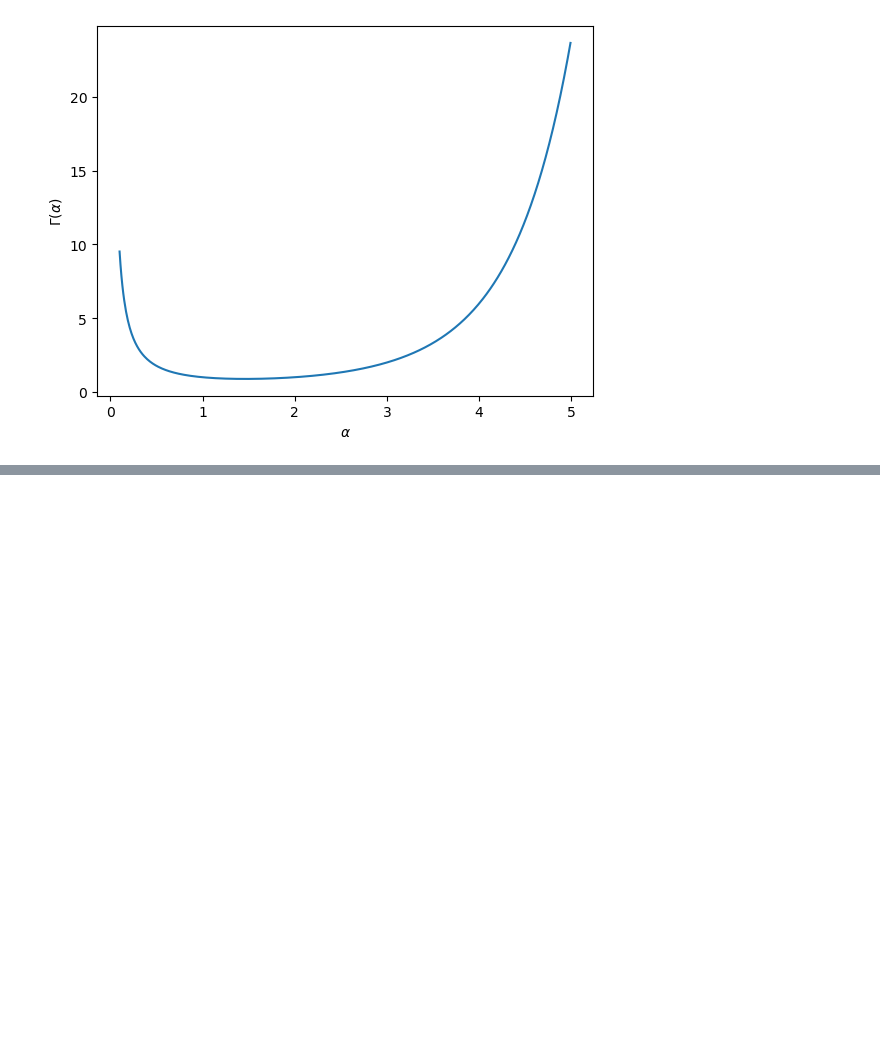
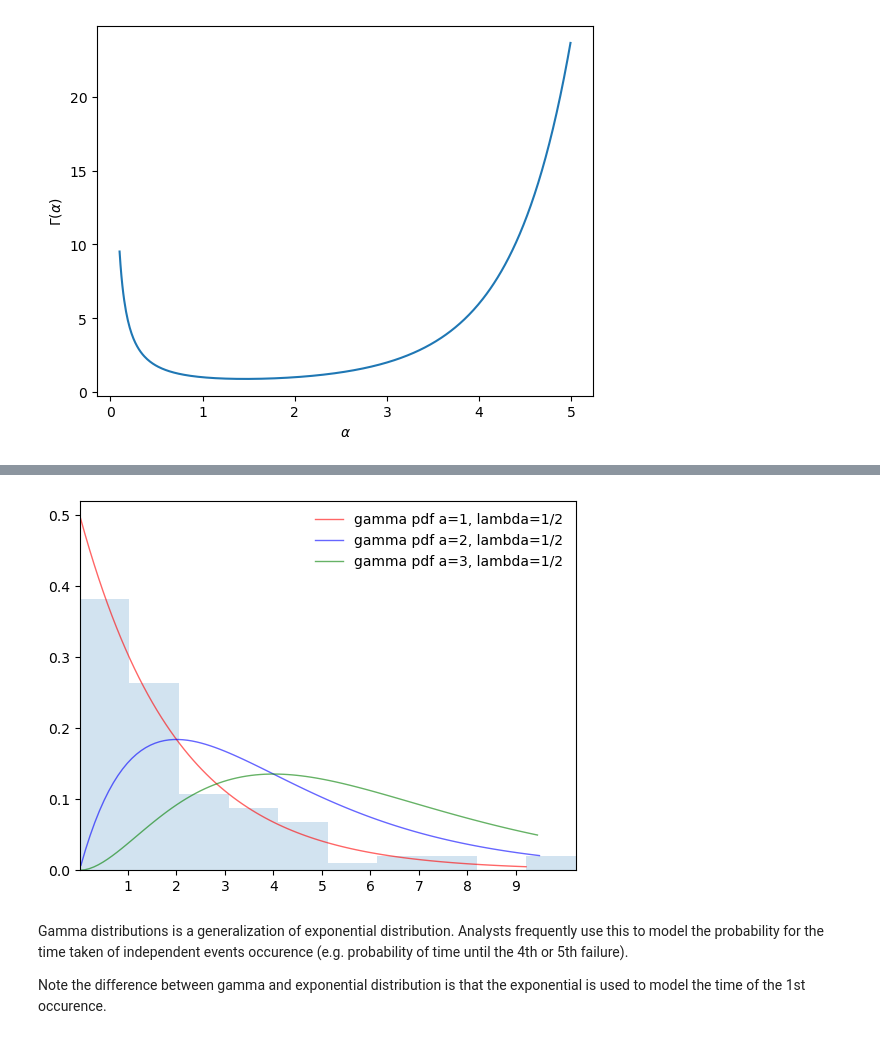
Before and after one commit to FaizAzhar/DataScience-studies, a Jupyter notebook: Statistical Distributions.ipynb, the cells around one changed output, grey strips where cells are left out. Drawn from its saved outputs; the diff is of its cells as text; code cells hidden in the pictures; blank space fills up the shorter version.

```diff
--- a/Statistical Distributions.ipynb
+++ b/Statistical Distributions.ipynb
@@ -169,0 +172,35 @@ Text(0, 0.5, '$ \\Gamma (\\alpha) $')
+# %%
+from scipy.stats import gamma
+import matplotlib.pyplot as plt
+
+a=1
+oScale = 2
+
+r=gamma.rvs(a, scale=oScale, size=100)
+
+fig, ax = plt.subplots(1, 1)
+
+x = np.linspace(gamma.ppf(0.01,a,scale=oScale),gamma.ppf(0.99,a,scale=oScale),100)
+y = np.linspace(gamma.ppf(0.0001,2,scale=oScale),gamma.ppf(0.95,2,scale=oScale),100)
+z = np.linspace(gamma.ppf(0.00000001,3,scale=oScale),gamma.ppf(0.85,3,scale=oScale),100)
+
+ax.plot(x, gamma.pdf(x,a, scale=oScale),
+       'r-', lw=1, alpha=0.6, label='gamma pdf a=1, lambda=1/2')
+
+ax.plot(y, gamma.pdf(y,2, scale=oScale),
+       'b-', lw=1, alpha=0.6, label='gamma pdf a=2, lambda=1/2')
+
+ax.plot(z, gamma.pdf(z,3, scale=oScale),
+       'g-', lw=1, alpha=0.6, label='gamma pdf a=3, lambda=1/2')
+
+ax.hist(r, density=True, histtype='stepfilled', alpha=0.2)
+plt.xticks(np.arange(0,10,1))
+ax.legend(loc='best', frameon=False)
+ax.margins(x=0)
+plt.show()
+# %% [output]
+[figure, added]
+# %% [markdown]
+Gamma distributions is a generalization of exponential distribution. Analysts frequently use this to model the probability for the time taken of independent events occurence (e.g. probability of time until the 4th or 5th failure).
+
+Note the difference between gamma and exponential distribution is that the exponential is used to model the time of the 1st occurence.
```
Also changed, not shown: parts of 1 cell of this notebook.
